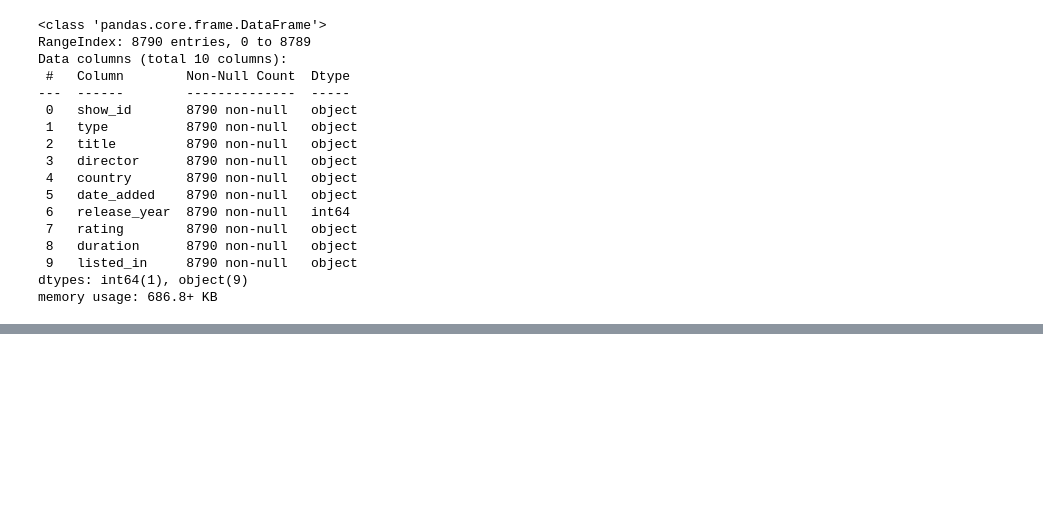
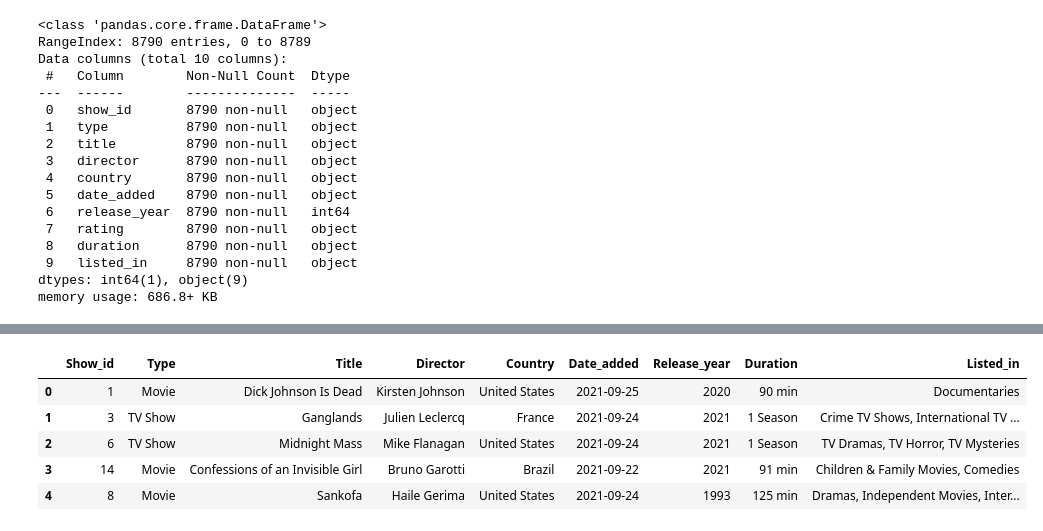
Before and after one commit to Mohdkaif05/Data-cleaning, a Jupyter notebook: main.ipynb, the cells around one changed output, grey strips where cells are left out. Cells and saved outputs as stored; diff of their text form; code cells hidden in the pictures; blank space fills up the shorter version.

```diff
--- a/main.ipynb
+++ b/main.ipynb
@@ -38,0 +145,10 @@ memory usage: 686.8+ KB
+# %%
+df["Date_added"]=pd.to_datetime(df["Date_added"] )
+df.head()
+# %% [output]
+|  | Show_id | Type | Title | Director | Country | Date_added | Release_year | Duration | Listed_in |
+| 0 | 1 | Movie | Dick Johnson Is Dead | Kirsten Johnson | United States | 2021-09-25 | 2020 | 90 min | Documentaries |
+| 1 | 3 | TV Show | Ganglands | Julien Leclercq | France | 2021-09-24 | 2021 | 1 Season | Crime TV Shows, International TV ... |
+| 2 | 6 | TV Show | Midnight Mass | Mike Flanagan | United States | 2021-09-24 | 2021 | 1 Season | TV Dramas, TV Horror, TV Mysteries |
+| 3 | 14 | Movie | Confessions of an Invisible Girl | Bruno Garotti | Brazil | 2021-09-22 | 2021 | 91 min | Children & Family Movies, Comedies |
+| 4 | 8 | Movie | Sankofa | Haile Gerima | United States | 2021-09-24 | 1993 | 125 min | Dramas, Independent Movies, Inter... |
```
Also changed, not shown: parts of 20 cells of this notebook, 1 other file.
